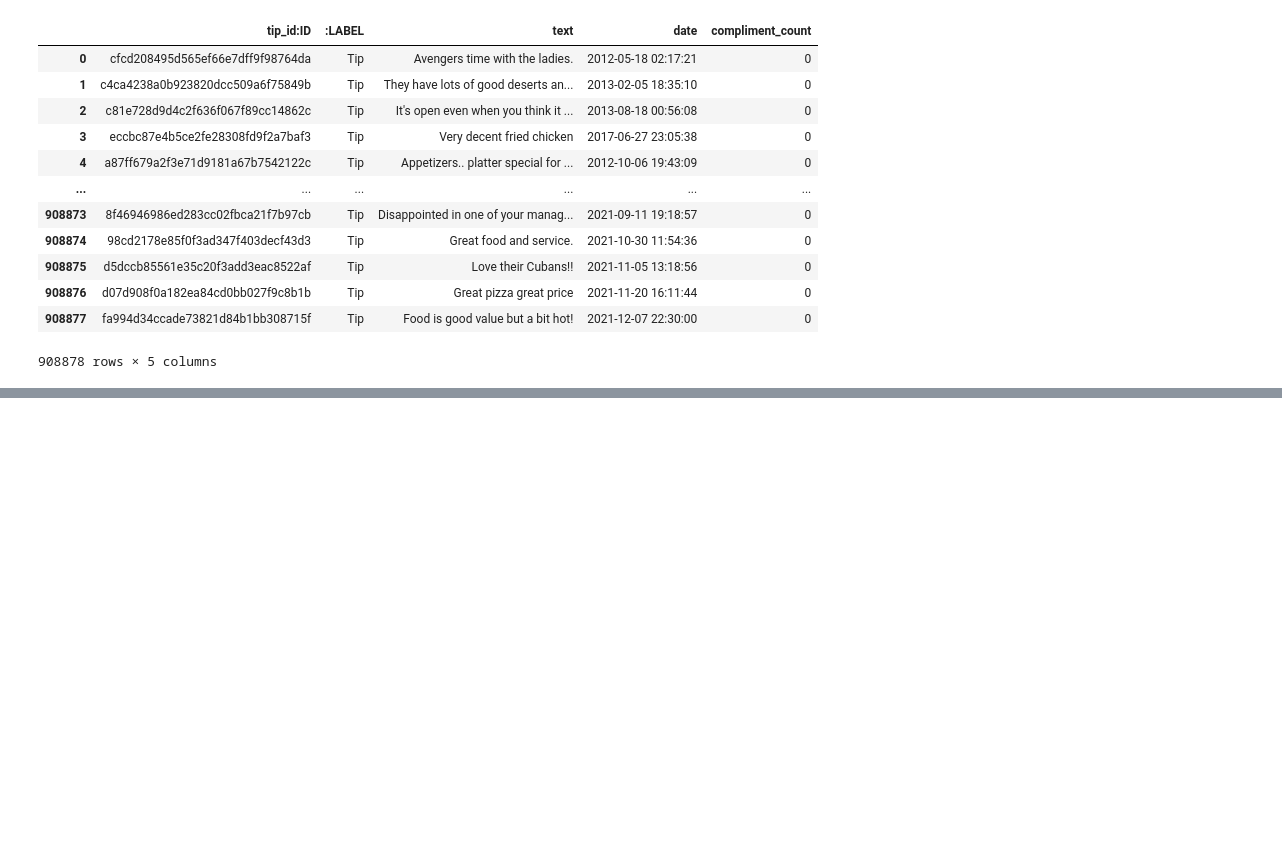
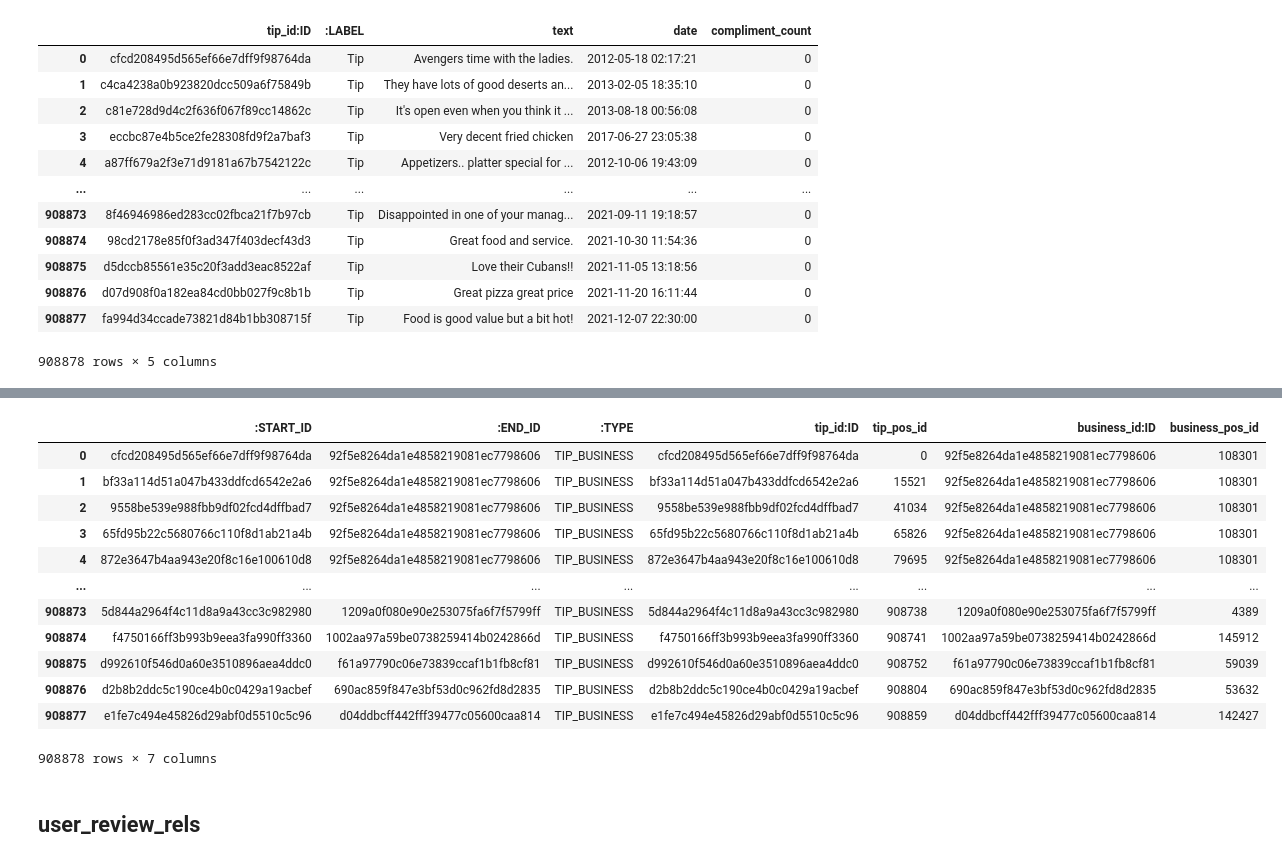
Before and after one commit to larusba/kgc-2023-yelp-gnn, a Jupyter notebook: cleaning.ipynb, the cells around one changed output, grey strips where cells are left out. Saved outputs shown, nothing was run; the diff lists cells and outputs as text; code cells hidden in the pictures; blank space fills up the shorter version.

```diff
--- a/cleaning.ipynb
+++ b/cleaning.ipynb
@@ -441,0 +588,28 @@ SequenceClassifierOutput(loss=None, logits=tensor([[-1.1885, -2.0125, -1.2764,
+# %%
+import pandas as pd
+import torch
+business_ids = pd.read_csv('preprocessed/business_ids.csv')
+tip_ids = pd.read_csv('preprocessed/tip_ids.csv')
+
+business_ids['business_pos_id'] = business_ids.index
+tip_ids['tip_pos_id'] = tip_ids.index
+
+tip_business_rels = pd.read_csv('neo4j_csvs/tip_business_rels.csv')
+# %%
+tip_business_rels = pd.merge(pd.merge(tip_business_rels, tip_ids, left_on=':START_ID', right_on='tip_id:ID'), business_ids, left_on=':END_ID', right_on='business_id:ID')
+# %%
+tip_business_rels
+# %% [output]
+|  | :START_ID | :END_ID | :TYPE | tip_id:ID | tip_pos_id | business_id:ID | business_pos_id |
+| 0 | cfcd208495d565ef66e7dff9f98764da | 92f5e8264da1e4858219081ec7798606 | TIP_BUSINESS | cfcd208495d565ef66e7dff9f98764da | 0 | 92f5e8264da1e4858219081ec7798606 | 108301 |
+| 1 | bf33a114d51a047b433ddfcd6542e2a6 | 92f5e8264da1e4858219081ec7798606 | TIP_BUSINESS | bf33a114d51a047b433ddfcd6542e2a6 | 15521 | 92f5e8264da1e4858219081ec7798606 | 108301 |
+| 2 | 9558be539e988fbb9df02fcd4dffbad7 | 92f5e8264da1e4858219081ec7798606 | TIP_BUSINESS | 9558be539e988fbb9df02fcd4dffbad7 | 41034 | 92f5e8264da1e4858219081ec7798606 | 108301 |
+| 3 | 65fd95b22c5680766c110f8d1ab21a4b | 92f5e8264da1e4858219081ec7798606 | TIP_BUSINESS | 65fd95b22c5680766c110f8d1ab21a4b | 65826 | 92f5e8264da1e4858219081ec7798606 | 108301 |
+| 4 | 872e3647b4aa943e20f8c16e100610d8 | 92f5e8264da1e4858219081ec7798606 | TIP_BUSINESS | 872e3647b4aa943e20f8c16e100610d8 | 79695 | 92f5e8264da1e4858219081ec7798606 | 108301 |
+| ... | ... | ... | ... | ... | ... | ... | ... |
+| 908873 | 5d844a2964f4c11d8a9a43cc3c982980 | 1209a0f080e90e253075fa6f7f5799ff | TIP_BUSINESS | 5d844a2964f4c11d8a9a43cc3c982980 | 908738 | 1209a0f080e90e253075fa6f7f5799ff | 4389 |
+| 908874 | f4750166ff3b993b9eea3fa990ff3360 | 1002aa97a59be0738259414b0242866d | TIP_BUSINESS | f4750166ff3b993b9eea3fa990ff3360 | 908741 | 1002aa97a59be0738259414b0242866d | 145912 |
+| 908875 | d992610f546d0a60e3510896aea4ddc0 | f61a97790c06e73839ccaf1b1fb8cf81 | TIP_BUSINESS | d992610f546d0a60e3510896aea4ddc0 | 908752 | f61a97790c06e73839ccaf1b1fb8cf81 | 59039 |
+| 908876 | d2b8b2ddc5c190ce4b0c0429a19acbef | 690ac859f847e3bf53d0c962fd8d2835 | TIP_BUSINESS | d2b8b2ddc5c190ce4b0c0429a19acbef | 908804 | 690ac859f847e3bf53d0c962fd8d2835 | 53632 |
+| 908877 | e1fe7c494e45826d29abf0d5510c5c96 | d04ddbcff442fff39477c05600caa814 | TIP_BUSINESS | e1fe7c494e45826d29abf0d5510c5c96 | 908859 | d04ddbcff442fff39477c05600caa814 | 142427 |
+908878 rows × 7 columns
@@ -441,0 +619,2 @@ SequenceClassifierOutput(loss=None, logits=tensor([[-1.1885, -2.0125, -1.2764,
+# %% [markdown]
+## user_review_rels
```
Also changed, not shown: parts of 55 cells of this notebook, 2 other files.
